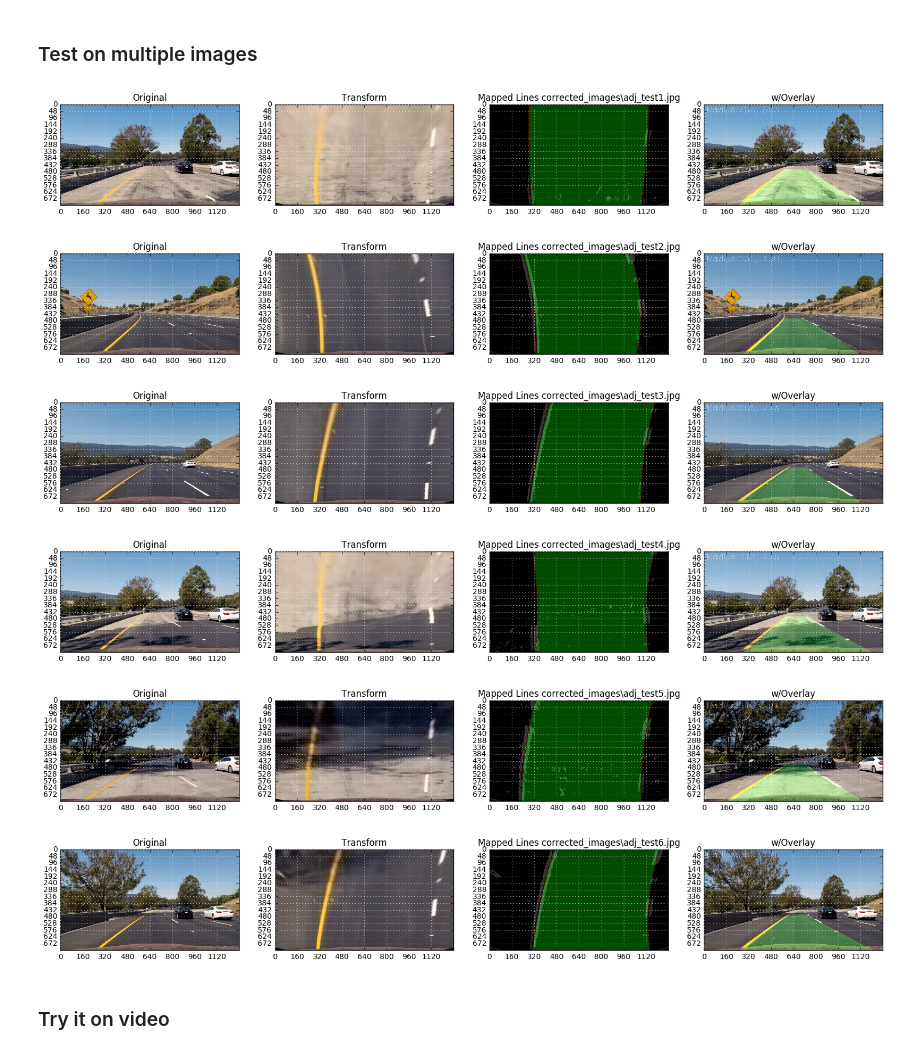
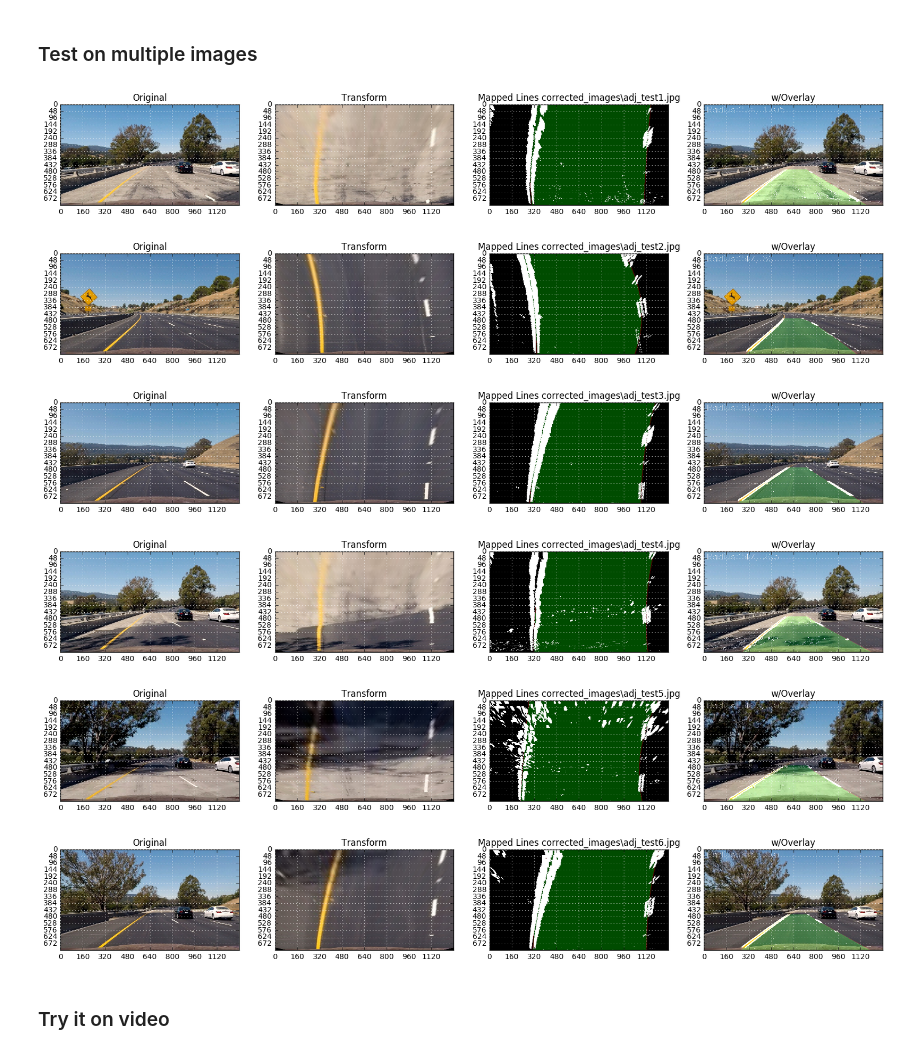
Before and after one commit to jcyinnovations/Advanced-Lane-Lines, a Jupyter notebook: Advanced Lane Lines.ipynb, the cells around one changed output. Saved outputs shown, nothing was run; the diff lists cells and outputs as text; code cells hidden in the pictures.

```diff
--- a/Advanced Lane Lines.ipynb
+++ b/Advanced Lane Lines.ipynb
@@ -55,40 +55,40 @@ show_grid((image3, image3_undst), ("Original", "Corrected"), ticks=(320,80))
 import os
 import numpy as np
 import cv2
 import matplotlib.pyplot as plt
 import matplotlib.image as mpimg
 %matplotlib inline
 import glob
 from CameraOperations import show_grid, correct_distortion, perspective_transform, sobel_LR_threshold
 from LaneOperations import map_lane_lines
 from ImageProcessing import image_gradient, image_preprocessing, gaussian_blur, image_sharpen
 import pickle
 
 #Load a pickle file
 with open("./camera_parameters.p", mode='rb') as f:
     camera_params = pickle.load(f)
 global_dist = camera_params['dist']
 global_mtx = camera_params['mtx']
 viewport = [[540,465],[740,465],[1280,720],[0,720]]   # New Viewport (vanishing point intersection)
 offset = 80
 sobel_thresh=(30, 150)
-gradient_thresh=(0.7, 1.2)
+gradient_thresh=(0.7, 1.3)
 sobel_kernel=15
 s_thresh=(170,240)
 
 images = glob.glob("corrected_images/adj_test*.jpg")
 for img in images:
     image = mpimg.imread(img)
     xform = perspective_transform(image, viewport, offset=80)
     mapped_lanes, lane_markings,cache = map_lane_lines(image,window_width=40,window_height=48,margin=40) #,DEBUG=True,DEBUG_ID=img)
     show_grid((image, xform, mapped_lanes, lane_markings), ("Original","Transform", "Mapped Lines "+img, "w/Overlay"), ticks=(160,48))
 # %% [output]
-[figure, old version]
+[figure, new version]
-[figure, old version]
+[figure, new version]
-[figure, old version]
+[figure, new version]
-[figure, old version]
+[figure, new version]
-[figure, old version]
+[figure, new version]
-[figure, old version]
+[figure, new version]
 # %% [markdown]
 ### Try it on video
 # %%
```
Also changed, not shown: parts of 3 cells of this notebook, 2 other files.
